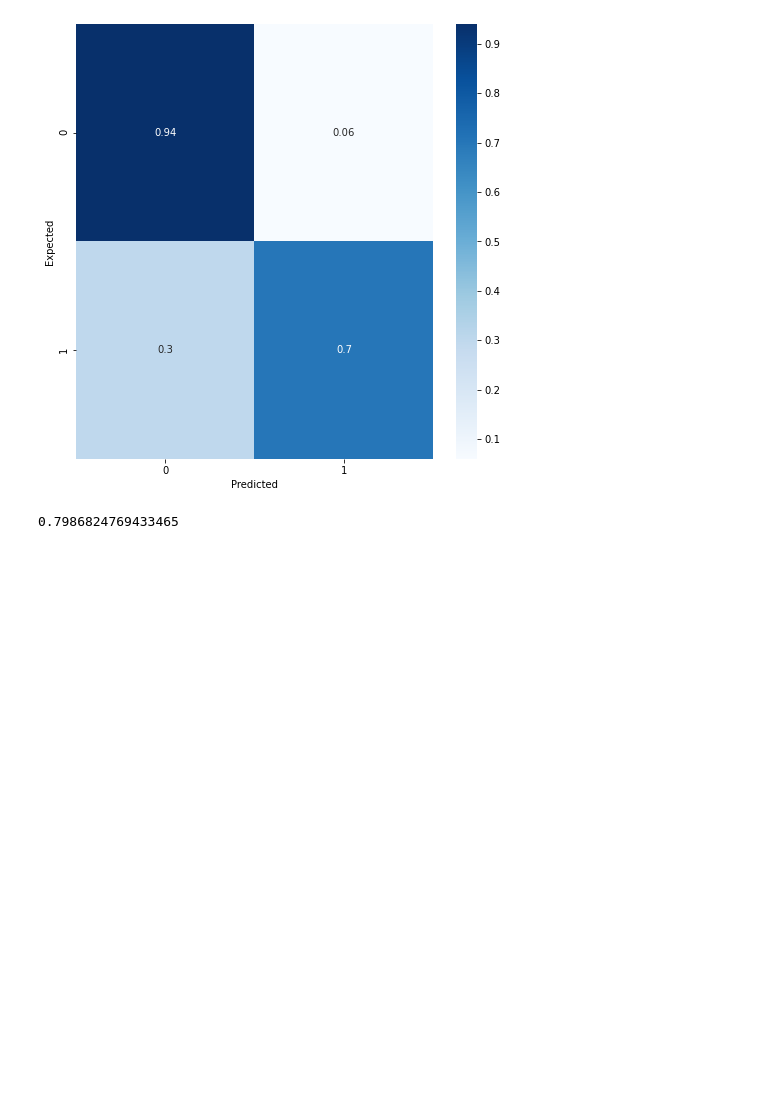
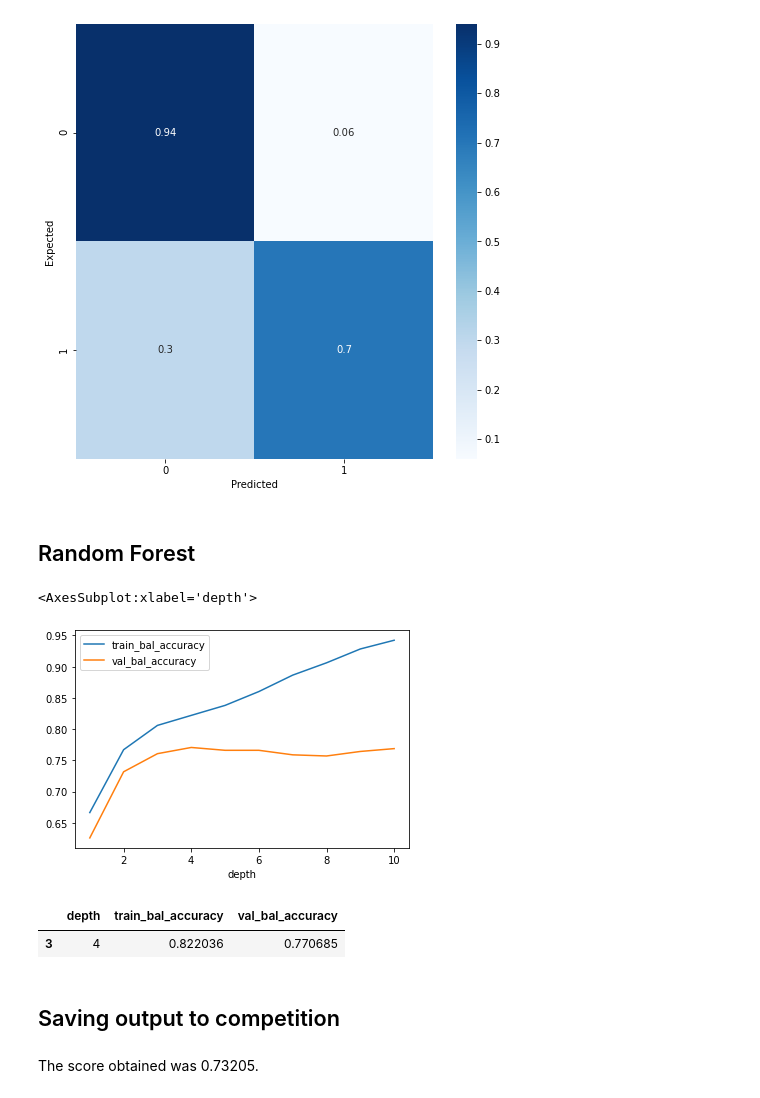
Before and after one commit to AndreGoncalves013/Kaggle_Titanic_Prediction, a Jupyter notebook: titanic_prediction.ipynb, the cells around one changed output. Saved outputs shown, nothing was run; the diff lists cells and outputs as text; code cells hidden in the pictures; blank space fills up the shorter version.

Commit message:
Added Random Forest Classifier predictions and submission to competition

```diff
--- a/titanic_prediction.ipynb
+++ b/titanic_prediction.ipynb
@@ -106,7 +109,8 @@ Handling missing values
 # %%
 missing_values_dict = {
     'age_median': X_train.Age.median(),
-    'embarked_mode' : mode(train_set['Embarked'])
+    'embarked_mode' : mode(train_set['Embarked']),
+    'fare_mode' : mode(train_set['Fare'])
 }
 # %%
 def fill_missing_data(df, missing_values_dict):
@@ -115,6 +119,7 @@ def fill_missing_data(df, missing_values_dict):
 
     new_df['Age'] = new_df['Age'].fillna(missing_values_dict['age_median'])
     new_df['Embarked'] = new_df['Embarked'].fillna(missing_values_dict['embarked_mode'])
+    new_df['Fare'] = new_df['Fare'].fillna(missing_values_dict['fare_mode'])
 
     return new_df
 # %%
@@ -252,13 +257,38 @@ plot_balanced_accuracy_heatmap(y_train, y_pred_train)
 # %% [output]
 Balanced accuracy:0.8172336395571019
 [figure]
-# %%
-rt_classificer = RandomForestClassifier()
-rt_classificer.fit(X_train, y_train)
-
-train_pred = rt_classificer.predict(X_train)
-val_pred = rt_classificer.predict(X_val)
-# %%
-balanced_accuracy_score(y_val, val_pred)
-# %% [output]
-0.7986824769433465
+# %% [markdown]
+## Random Forest
+# %%
+pred_dicts = []
+depths = np.arange(1, 11)
+
+for depth in depths:
+
+    rf_classificer = RandomForestClassifier(max_depth = depth, criterion= 'entropy', random_state=42)
+    rf_classificer.fit(X_train, y_train)
+
+    train_pred = rf_classificer.predict(X_train)
+    val_pred = rf_classificer.predict(X_val)
+
+    prediction = {
+        'depth': depth,
+        'train_bal_accuracy': balanced_accuracy_score(y_train, train_pred),
+        'val_bal_accuracy': balanced_accuracy_score(y_val, val_pred)
+    }
+
+    pred_dicts.append(prediction)
+
+rf_df = pd.DataFrame(pred_dicts)
+# %%
+rf_df.set_index('depth').plot()
+# %% [output]
+<AxesSubplot:xlabel='depth'>
+[figure, added]
+# %%
+rf_df[rf_df['val_bal_accuracy'] == rf_df['val_bal_accuracy'].max()]
+# %% [output]
+|  | depth | train_bal_accuracy | val_bal_accuracy |
+| 3 | 4 | 0.822036 | 0.770685 |
+# %% [markdown]
+## Saving output to competition
@@ -270,0 +304,2 @@ balanced_accuracy_score(y_val, val_pred)
+# %% [markdown]
+The score obtained was 0.73205.
```
Also changed, not shown: parts of 5 cells of this notebook, 1 other file.
